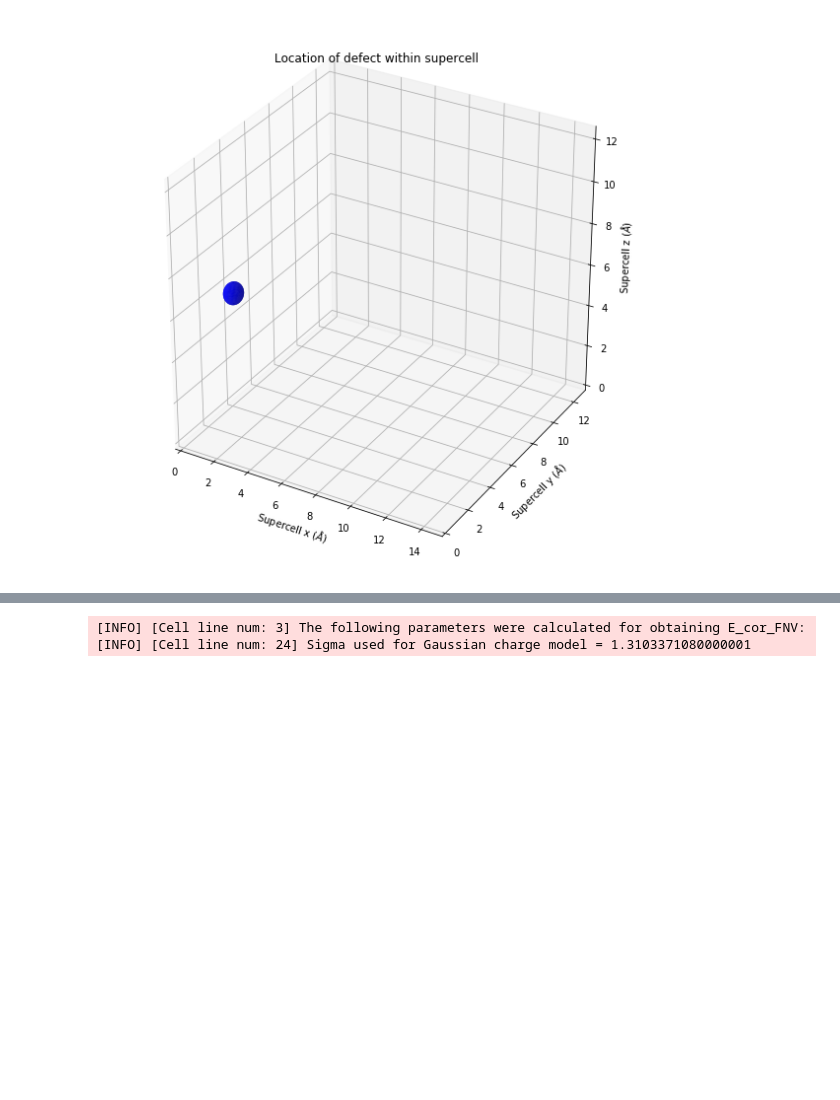
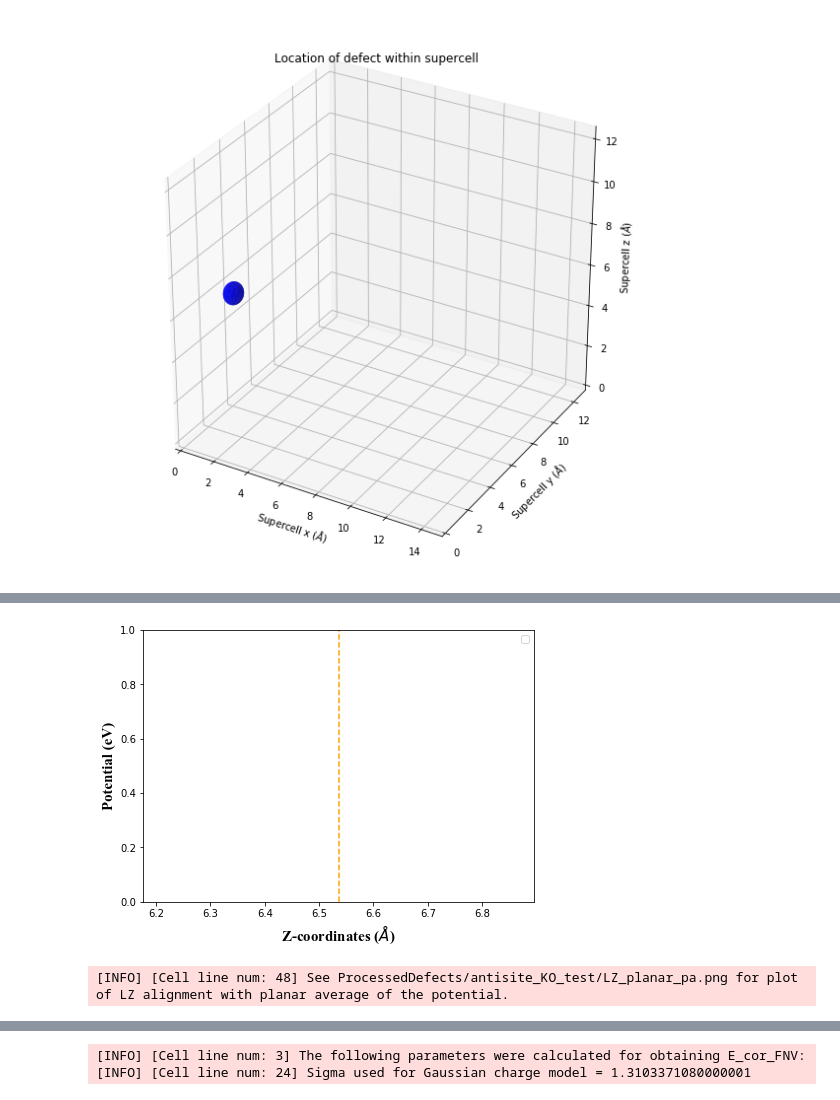
Before and after one commit to skw32/DefectCorrectionsNotebook, a Jupyter notebook: DefectCorrectionsNotebook.ipynb, the cells around one changed output, grey strips where cells are left out. Drawn from its saved outputs; the diff is of its cells as text; code cells hidden in the pictures; blank space fills up the shorter version.

Commit message:
Updated order in notebook for all LZ scheme steps first followed by all FNV scheme steps (instead of doing both pa steps together after). LZ pa scripts still need debugging.

```diff
--- a/DefectCorrectionsNotebook.ipynb
+++ b/DefectCorrectionsNotebook.ipynb
@@ -289,12 +302,11 @@ Where $L = \Omega^{\frac{-1}{3}}$ is the linear supercell dimension, which has v
 # UNDER CONSTRUCTION! -- integrating with pylada-defects to get LZ iic
 
 if LZ == True:
-    latt_vec_array = dsa.lattice_vectors_array(defect_geom)
     # Isotropic average of dielectric constant from notebook
     dielectric_av = (dielectric_xx+dielectric_yy+dielectric_zz)/3.0
     # Using modified function from pylada-defects to compute LZ image charge correction
-    Madelung_energy, ThirdOrder, csh, scaling_f, E_cor_LZ = pdic.get_imagecharge(latt_vec_array, charge=defect_charge, epsilon=dielectric_av)
-    logger.info("E_cor_LZ = "+str(E_cor_LZ))
+    Madelung_energy, ThirdOrder, csh, scaling_f, E_cor_LZ = pdic.get_imagecharge(lattice_vec_array, charge=defect_charge, epsilon=dielectric_av)
+    logger.info("E_corr_LZ = "+str(E_cor_LZ))
 
     '''
     #From Tong's workflow:
@@ -326,0 +411,50 @@ if LZ == True:
+# %%
+if LZ == True and planar_av_pa == True:
+    """
+    LZ potential alignment: q(V_0 - V_host)
+    """
+    # Unit conversion
+    Ha_eV = 27.2116   # hartree to eV
+    b_A = 0.529177249  # bohr to angstrom
+    # Set parameters to those calculated in notebook
+    charge = defect_charge
+    lattice_constant_z = supercell_dims[2]
+    Defect_pos = defect_z
+    # Locations from FHI-aims output files
+    Origin_F = host_planeAv_pot
+    Defect_neutral_F = neutral_defect_planeAv_pot
+    # Check FHI-aims outputs exist before trying to generate plot
+    if not os.path.exists(Origin_F) or not os.path.exists(Defect_neutral_F):
+        raise Exception("Required FHI-aims output file not found")
+
+    offset_o, origin = ptt.read_file(Origin_F)
+    offset_d, defect_neutral_pot = ptt.read_file(Defect_neutral_F)
+
+    X = defect_neutral_pot[:,0]
+    Y = charge*(defect_neutral_pot[:,1]*Ha_eV - offset_d - (origin[:,1]*Ha_eV-offset_o))
+
+    #begin ploting q*(V(Defect,0) - V(Host))
+    Y_min = min(Y)
+    Y_max = max(Y)
+    Ymin = Y_min - 0.15*(Y_max-Y_min)
+    Ymax = Y_max + 0.15*(Y_max-Y_min)
+    plt.xlim((0,lattice_constant_z))
+    plt.ylim((Ymin,Ymax))
+    plt.axvline(x=Defect_pos,linestyle='--',color='orange')
+    plt.plot(X,Y,'or',label='q(V(Defect,0)-V(Host))')
+    plt.legend()
+    plt.xlabel(r'Z-coordinates ($\AA$)',fontsize=15,fontname = "Times New Roman")
+    plt.ylabel('Potential (eV)',fontsize=15,fontname = "Times New Roman")
+
+    plt.clf()
+#    plt.xlim((0,lattice_constant_z))
+#    plt.ylim((Ymin,Ymax))
+    plt.axvline(x=Defect_pos,linestyle='--',color='orange')
+    plt.legend()
+    plt.xlabel(r'Z-coordinates ($\AA$)',fontsize=15,fontname = "Times New Roman")
+    plt.ylabel('Potential (eV)',fontsize=15,fontname = "Times New Roman")
+    plt.savefig(LZ_planar_pa_file,dpi=600)
+    plt.show(block=False)
+
+    logger.info("See "+str(LZ_planar_pa_file)+" for plot of LZ alignment with planar average of the potential.")
+# %% [output]
@@ -327 +462,3 @@ if LZ == True:
+[figure, added]
+[INFO] [Cell line num: 48] See ProcessedDefects/antisite_KO_test/LZ_planar_pa.png for plot of LZ alignment with planar average of the potential.
 # %% [markdown]
```
Also changed, not shown: parts of 38 cells of this notebook, 1 other file.
